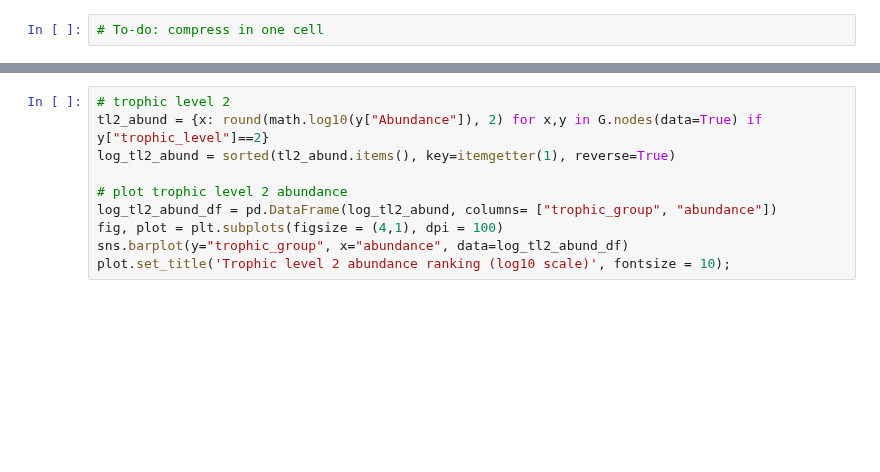
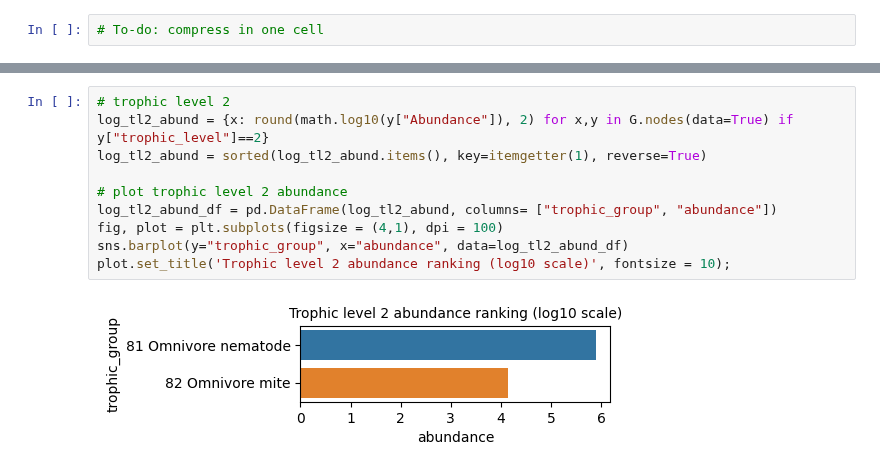
Before and after one commit to MartinMarzi/BEFANA, a Jupyter notebook: 4-adding experimental data.ipynb, the cells around one changed output, grey strips where cells are left out. Drawn from its saved outputs; the diff is of its cells as text; blank space fills up the shorter version.

```diff
--- a/4-adding experimental data.ipynb
+++ b/4-adding experimental data.ipynb
@@ -243,13 +245,15 @@ plot.set_title('Trophic level 1 abundance ranking (log10 scale)', fontsize = 10)
 # %%
 # trophic level 2
-tl2_abund = {x: round(math.log10(y["Abundance"]), 2) for x,y in G.nodes(data=True) if y["trophic_level"]==2}
-log_tl2_abund = sorted(tl2_abund.items(), key=itemgetter(1), reverse=True)
+log_tl2_abund = {x: round(math.log10(y["Abundance"]), 2) for x,y in G.nodes(data=True) if y["trophic_level"]==2}
+log_tl2_abund = sorted(log_tl2_abund.items(), key=itemgetter(1), reverse=True)
 
 # plot trophic level 2 abundance
 log_tl2_abund_df = pd.DataFrame(log_tl2_abund, columns= ["trophic_group", "abundance"])
 fig, plot = plt.subplots(figsize = (4,1), dpi = 100)
 sns.barplot(y="trophic_group", x="abundance", data=log_tl2_abund_df)
 plot.set_title('Trophic level 2 abundance ranking (log10 scale)', fontsize = 10);
+# %% [output]
+[figure, added]
 # %%
 # trophic level 3
 tl3_abund = {x: (y["Abundance"]) for x,y in G.nodes(data=True) if y["trophic_level"]==3 }
```
Also changed, not shown: parts of 4 cells of this notebook, 5 other files.
